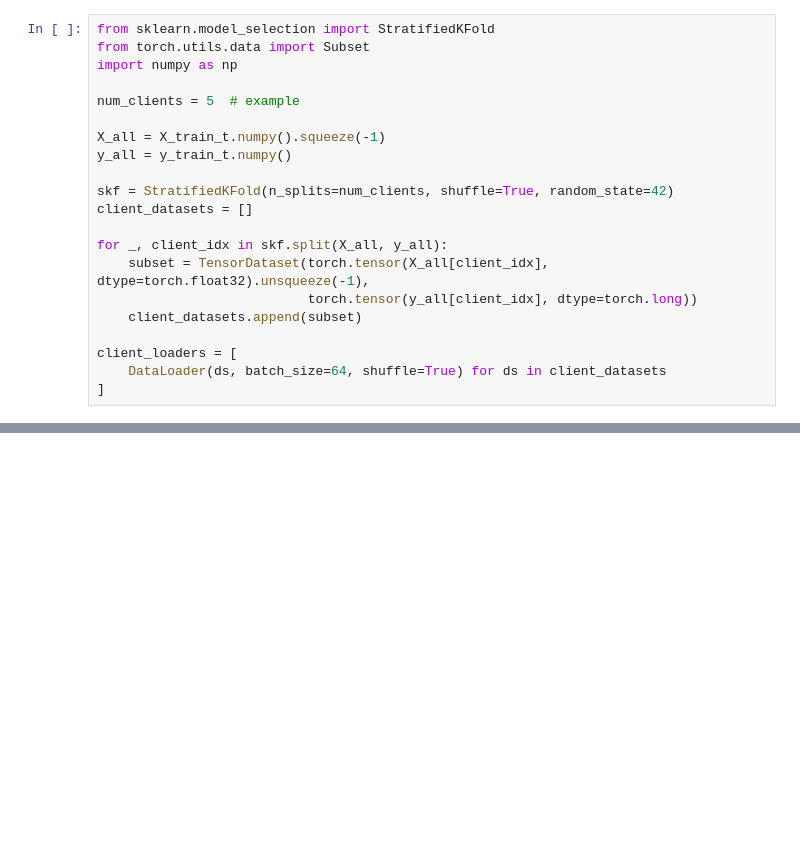
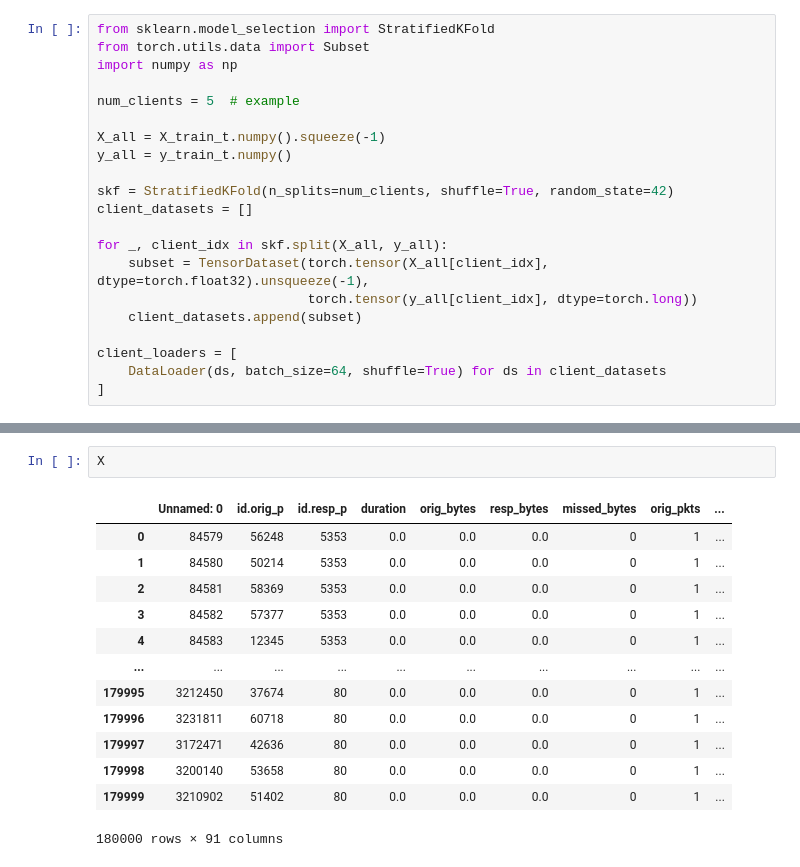
Before and after one commit to AbhinavMangalore16/iomt-anomalyze, a Jupyter notebook: notebooks/fl-xai-training.ipynb, the cells around one changed output, grey strips where cells are left out. Cells and saved outputs as stored; diff of their text form; blank space fills up the shorter version.

```diff
--- a/notebooks/fl-xai-training.ipynb
+++ b/notebooks/fl-xai-training.ipynb
@@ -1257,0 +1453,16 @@ Client 4: Training on 21000 samples...
+# %%
+X
+# %% [output]
+|  | Unnamed: 0 | id.orig_p | id.resp_p | duration | orig_bytes | resp_bytes | missed_bytes | orig_pkts | ... |
+| 0 | 84579 | 56248 | 5353 | 0.0 | 0.0 | 0.0 | 0 | 1 | ... |
+| 1 | 84580 | 50214 | 5353 | 0.0 | 0.0 | 0.0 | 0 | 1 | ... |
+| 2 | 84581 | 58369 | 5353 | 0.0 | 0.0 | 0.0 | 0 | 1 | ... |
+| 3 | 84582 | 57377 | 5353 | 0.0 | 0.0 | 0.0 | 0 | 1 | ... |
+| 4 | 84583 | 12345 | 5353 | 0.0 | 0.0 | 0.0 | 0 | 1 | ... |
+| ... | ... | ... | ... | ... | ... | ... | ... | ... | ... |
+| 179995 | 3212450 | 37674 | 80 | 0.0 | 0.0 | 0.0 | 0 | 1 | ... |
+| 179996 | 3231811 | 60718 | 80 | 0.0 | 0.0 | 0.0 | 0 | 1 | ... |
+| 179997 | 3172471 | 42636 | 80 | 0.0 | 0.0 | 0.0 | 0 | 1 | ... |
+| 179998 | 3200140 | 53658 | 80 | 0.0 | 0.0 | 0.0 | 0 | 1 | ... |
+| 179999 | 3210902 | 51402 | 80 | 0.0 | 0.0 | 0.0 | 0 | 1 | ... |
+180000 rows × 91 columns
```
Also changed, not shown: parts of 27 cells of this notebook, 30 other files.
